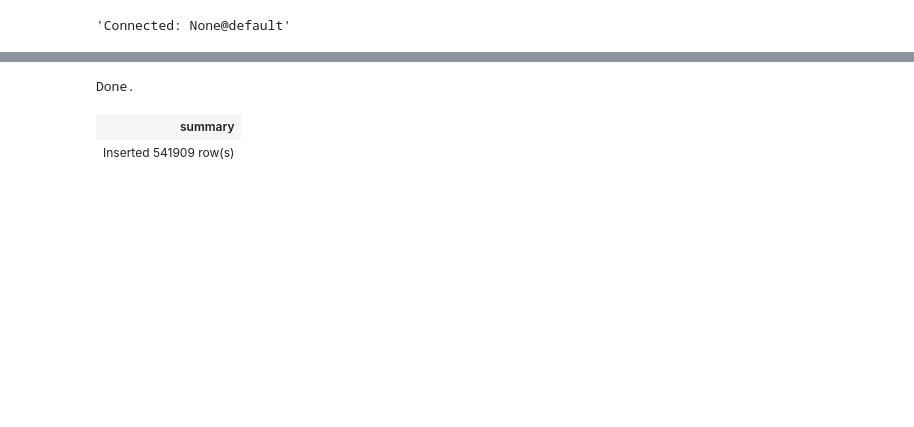
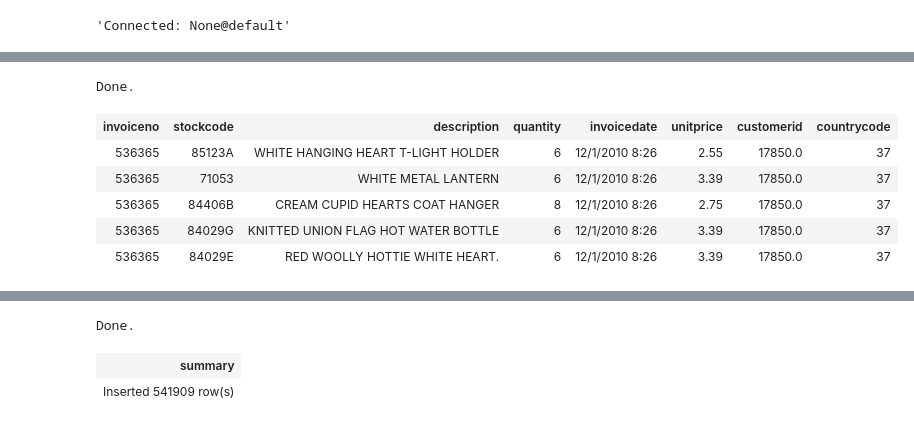
Before and after one commit to YoshiyukiKono/jupyter_impala, a Jupyter notebook: impala.ipynb, the cells around one changed output, grey strips where cells are left out. Cells and saved outputs as stored; diff of their text form; code cells hidden in the pictures; blank space fills up the shorter version.

```diff
--- a/impala.ipynb
+++ b/impala.ipynb
@@ -215,0 +268,12 @@ Done.
+# %%
+%%sql
+SELECT e.InvoiceNo,e.StockCode,e.Description,e.Quantity,e.InvoiceDate,e.UnitPrice,e.CustomerID,c.ID AS CountryCode
+from default.e_commerce_data e, default.country c where e.Country = c.Name LIMIT 5
+# %% [output]
+Done.
+| invoiceno | stockcode | description | quantity | invoicedate | unitprice | customerid | countrycode |
+| 536365 | 85123A | WHITE HANGING HEART T-LIGHT HOLDER | 6 | 12/1/2010 8:26 | 2.55 | 17850.0 | 37 |
+| 536365 | 71053 | WHITE METAL LANTERN | 6 | 12/1/2010 8:26 | 3.39 | 17850.0 | 37 |
+| 536365 | 84406B | CREAM CUPID HEARTS COAT HANGER | 8 | 12/1/2010 8:26 | 2.75 | 17850.0 | 37 |
+| 536365 | 84029G | KNITTED UNION FLAG HOT WATER BOTTLE | 6 | 12/1/2010 8:26 | 3.39 | 17850.0 | 37 |
+| 536365 | 84029E | RED WOOLLY HOTTIE WHITE HEART. | 6 | 12/1/2010 8:26 | 3.39 | 17850.0 | 37 |
```
Also changed, not shown: parts of 62 cells of this notebook, 23 other files.
